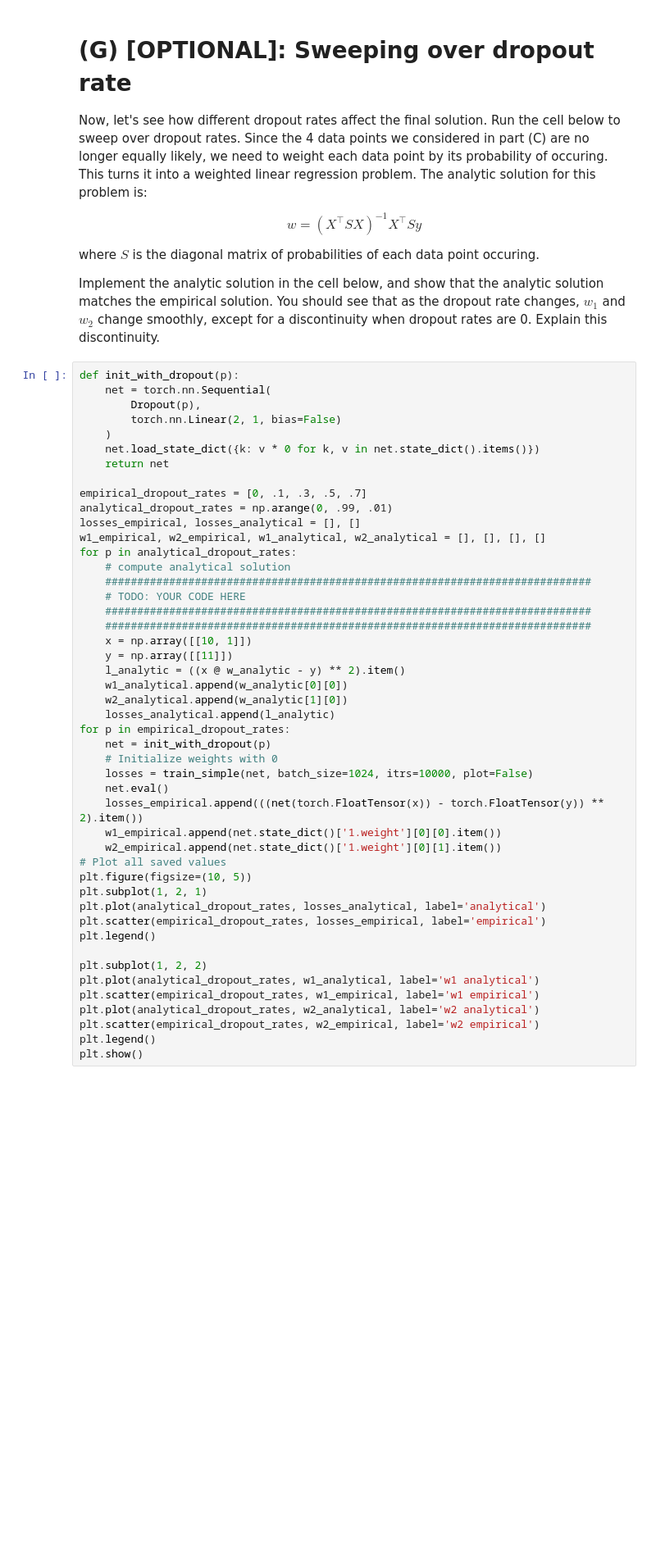
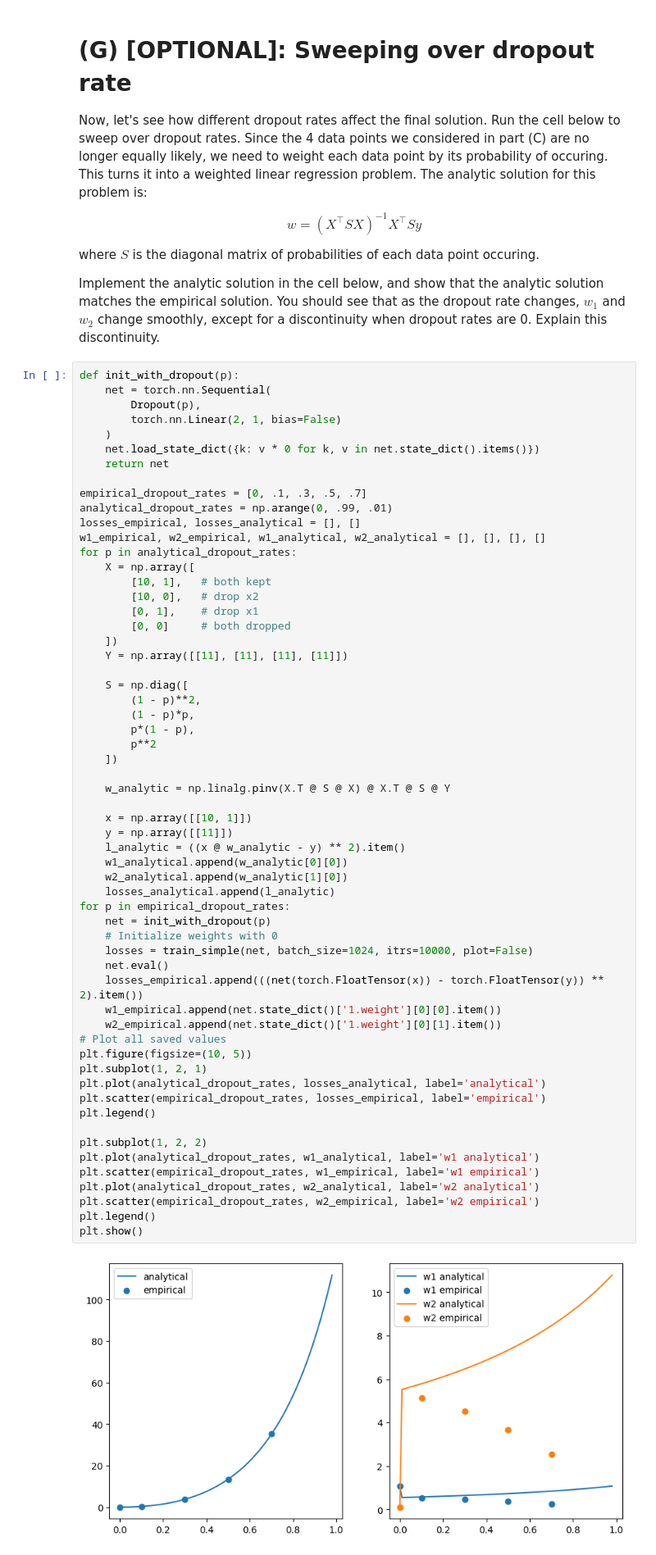
Before and after one commit to StreamSong/SegLab4OfNJU, a Jupyter notebook: hw05/code/q_coding_dropout.ipynb, the cells around one changed output. Shown at 82% size. Cells and saved outputs as stored; diff of their text form; blank space fills up the shorter version.

```diff
--- a/hw05/code/q_coding_dropout.ipynb
+++ b/hw05/code/q_coding_dropout.ipynb
@@ -194,39 +197,53 @@ analytical_dropout_rates = np.arange(0, .99, .01)
 losses_empirical, losses_analytical = [], []
 w1_empirical, w2_empirical, w1_analytical, w2_analytical = [], [], [], []
 for p in analytical_dropout_rates:
-    # compute analytical solution
-    ############################################################################
-    # TODO: YOUR CODE HERE
-    ############################################################################
-    ############################################################################
+    X = np.array([
+        [10, 1],   # both kept
+        [10, 0],   # drop x2
+        [0, 1],    # drop x1
+        [0, 0]     # both dropped
+    ])
+    Y = np.array([[11], [11], [11], [11]])
+
+    S = np.diag([
+        (1 - p)**2,
+        (1 - p)*p,
+        p*(1 - p),
+        p**2
+    ])
+
+    w_analytic = np.linalg.pinv(X.T @ S @ X) @ X.T @ S @ Y
+
     x = np.array([[10, 1]])
     y = np.array([[11]])
     l_analytic = ((x @ w_analytic - y) ** 2).item()
     w1_analytical.append(w_analytic[0][0])
     w2_analytical.append(w_analytic[1][0])
     losses_analytical.append(l_analytic)
 for p in empirical_dropout_rates:
     net = init_with_dropout(p)
     # Initialize weights with 0
     losses = train_simple(net, batch_size=1024, itrs=10000, plot=False)
     net.eval()
     losses_empirical.append(((net(torch.FloatTensor(x)) - torch.FloatTensor(y)) ** 2).item())
     w1_empirical.append(net.state_dict()['1.weight'][0][0].item())
     w2_empirical.append(net.state_dict()['1.weight'][0][1].item())
 # Plot all saved values
 plt.figure(figsize=(10, 5))
 plt.subplot(1, 2, 1)
 plt.plot(analytical_dropout_rates, losses_analytical, label='analytical')
 plt.scatter(empirical_dropout_rates, losses_empirical, label='empirical')
 plt.legend()
 
 plt.subplot(1, 2, 2)
 plt.plot(analytical_dropout_rates, w1_analytical, label='w1 analytical')
 plt.scatter(empirical_dropout_rates, w1_empirical, label='w1 empirical')
 plt.plot(analytical_dropout_rates, w2_analytical, label='w2 analytical')
 plt.scatter(empirical_dropout_rates, w2_empirical, label='w2 empirical')
 plt.legend()
 plt.show()
+# %% [output]
+[figure, added]
 # %% [markdown]
 # (H) [OPTIONAL]: Adding Adam
 
```
Also changed, not shown: parts of 2 cells of this notebook.
